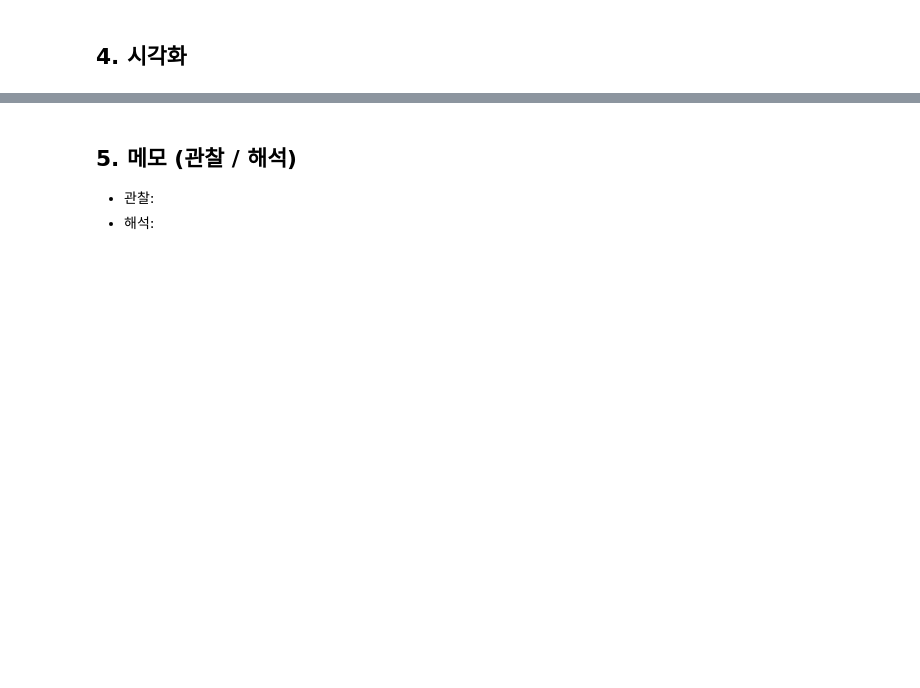
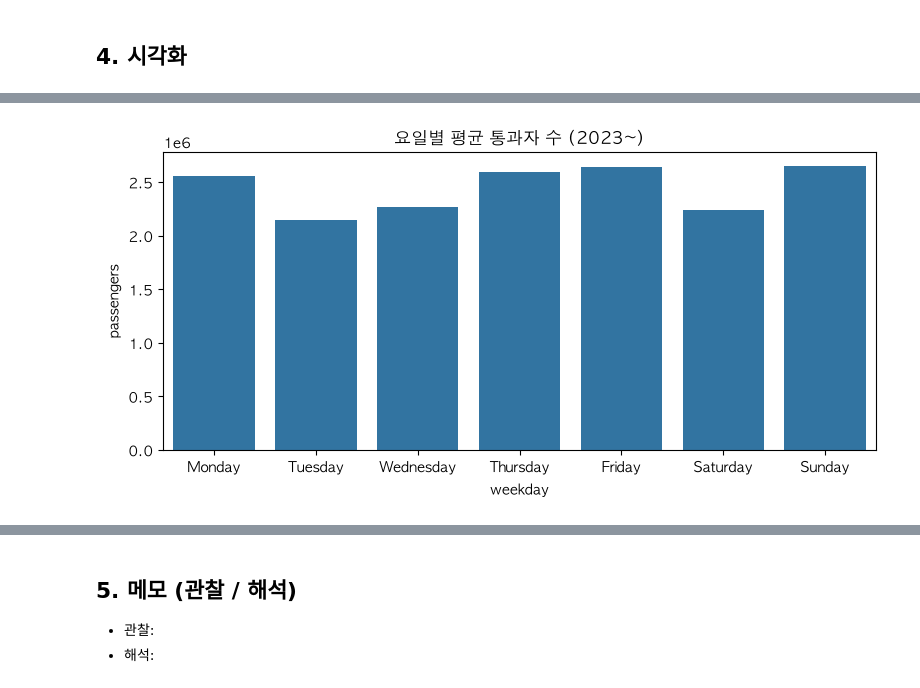
Before and after one commit to ijudge-hub/M-1, a Jupyter notebook: analysis.ipynb, the cells around one changed output, grey strips where cells are left out. Cells and saved outputs as stored; diff of their text form; code cells hidden in the pictures; blank space fills up the shorter version.

```diff
--- a/analysis.ipynb
+++ b/analysis.ipynb
@@ -12,9 +12,9 @@ plt.rcParams['font.family'] = 'AppleGothic'  # 한글 깨짐 방지 (mac)
 plt.rcParams['axes.unicode_minus'] = False
 
 # 설정
-DATA_PATH = 'data/data.csv'
+DATA_PATH = 'data/tsa_daily.csv'
 DATE_COL = 'date'
-VALUE_COL = 'value'
+VALUE_COL = 'passengers'
 # %% [markdown]
 ## 1. 데이터 불러오기 · 기본 정보
 # %%
@@ -39,0 +65,9 @@ outliers.head()
+# %%
+df['ma_7'] = df[VALUE_COL].rolling(7).mean()
+df['ma_30'] = df[VALUE_COL].rolling(30).mean()
+df['pct_change'] = df[VALUE_COL].pct_change() * 100
+# 전년 같은 요일 대비 변화율 (364일 = 52주 전)
+df['yoy_pct'] = (df[VALUE_COL] / df[VALUE_COL].shift(364) - 1) * 100
+df['weekday'] = df.index.day_name()
+monthly = df[VALUE_COL].resample('MS').mean()
+monthly.tail()
@@ -67,0 +124,10 @@ plt.tight_layout(); plt.savefig('images/03_monthly.png', dpi=150); plt.show()
+# %%
+# 요일별 평균 (2023년 이후, 코로나 영향 제외)
+order = ['Monday','Tuesday','Wednesday','Thursday','Friday','Saturday','Sunday']
+recent = df[df.index >= '2023-01-01']
+fig, ax = plt.subplots(figsize=(8, 4))
+sns.barplot(x='weekday', y=VALUE_COL, data=recent, order=order, ax=ax, errorbar=None)
+ax.set_title('요일별 평균 통과자 수 (2023~)')
+plt.tight_layout(); plt.savefig('images/04_weekday.png', dpi=150); plt.show()
+# %% [output]
+[figure, added]
```
Also changed, not shown: parts of 11 cells of this notebook, 9 other files.
